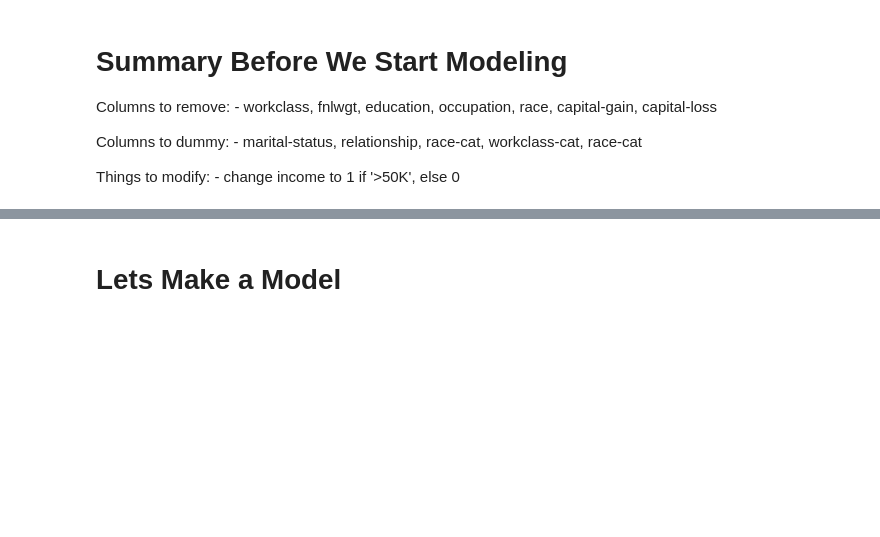
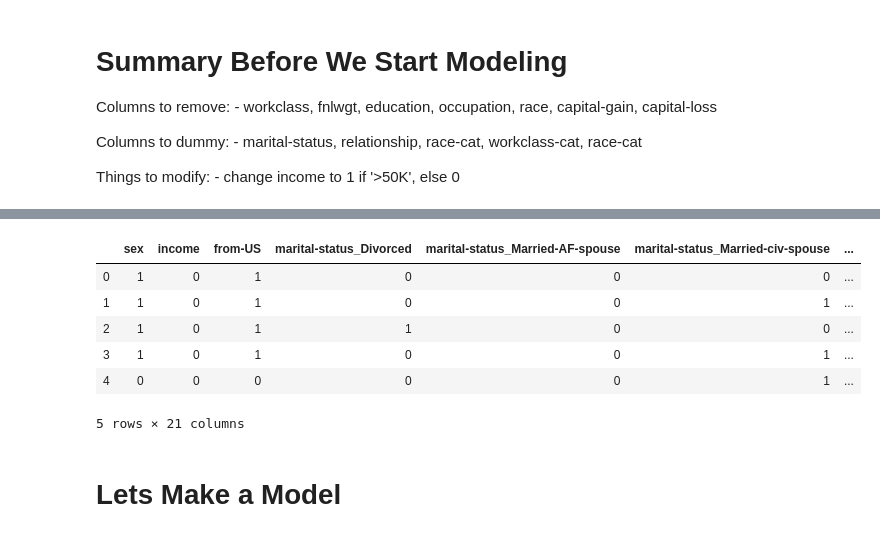
Before and after one commit to AndrewCoogan/FunCode, a Jupyter notebook: UCI Data/UCI Adults Data.ipynb, the cells around one changed output, grey strips where cells are left out. Saved outputs shown, nothing was run; the diff lists cells and outputs as text; code cells hidden in the pictures; blank space fills up the shorter version.

```diff
--- a/UCI Data/UCI Adults Data.ipynb
+++ b/UCI Data/UCI Adults Data.ipynb
@@ -319,3 +324,21 @@ data.head()
+# %%
+### We should implement StandardScaler here, .fit_transform()
+### I am going to see how much this does by seeing how the model preforms against non scaled metrics.
+### I do realize that we don't have PCA done yet, so these features might not matter, but well get there.
+TGT_COL = ['income']
+NUM_COL = ['age', 'education-num', 'hours-per-week', 'capital-gain', 'capital-loss']
+SC = StandardScaler()
+sc_num_cols = pd.DataFrame(SC.fit_transform(data[NUM_COL]), columns=['sc_' + str(w) for w in NUM_COL])
+data_sc = pd.concat([data.drop(NUM_COL, axis=1), sc_num_cols], axis=1, join='inner', sort=False)
+data_sc.head()
+# %% [output]
+|  | sex | income | from-US | marital-status_Divorced | marital-status_Married-AF-spouse | marital-status_Married-civ-spouse | ... |
+| 0 | 1 | 0 | 1 | 0 | 0 | 0 | ... |
+| 1 | 1 | 0 | 1 | 0 | 0 | 1 | ... |
+| 2 | 1 | 0 | 1 | 1 | 0 | 0 | ... |
+| 3 | 1 | 0 | 1 | 0 | 0 | 1 | ... |
+| 4 | 0 | 0 | 0 | 0 | 0 | 1 | ... |
+5 rows × 21 columns
 # %% [markdown]
 # Lets Make a Model
 # %%
```
Also changed, not shown: parts of 27 cells of this notebook, 2 other files.
